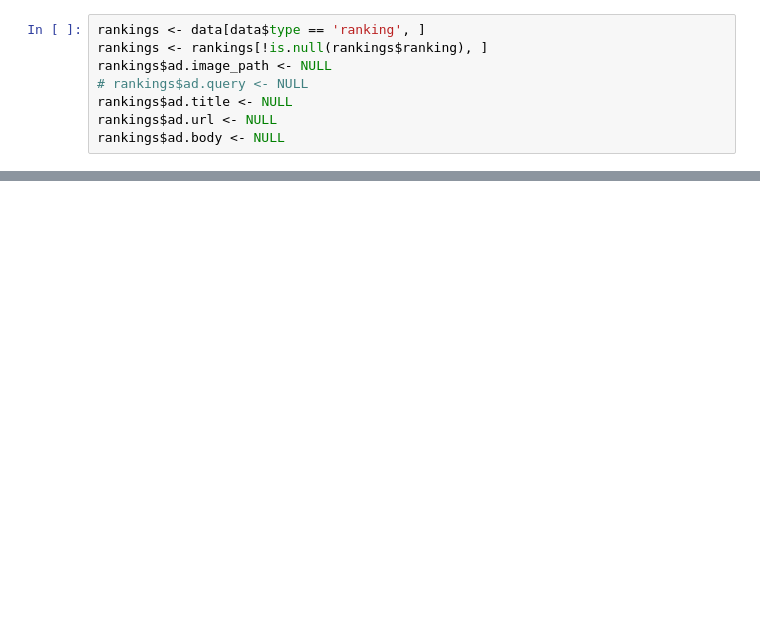
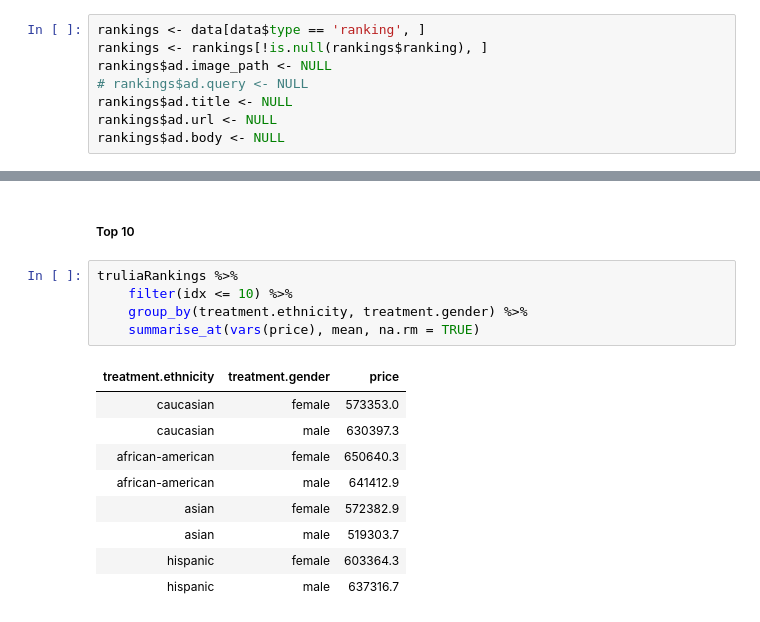
Before and after one commit to ekdnam/auditor, a Jupyter notebook: Ranking Analysis.ipynb, the cells around one changed output, grey strips where cells are left out. Drawn from its saved outputs; the diff is of its cells as text; blank space fills up the shorter version.

```diff
--- a/Ranking Analysis.ipynb
+++ b/Ranking Analysis.ipynb
@@ -170,0 +507,17 @@ unnestedRealtorRankings %>%
+# %% [markdown]
+##### Top 10
+# %%
+truliaRankings %>%
+    filter(idx <= 10) %>%
+    group_by(treatment.ethnicity, treatment.gender) %>%
+    summarise_at(vars(price), mean, na.rm = TRUE)
+# %% [output]
+| treatment.ethnicity | treatment.gender | price |
+| caucasian | female | 573353.0 |
+| caucasian | male | 630397.3 |
+| african-american | female | 650640.3 |
+| african-american | male | 641412.9 |
+| asian | female | 572382.9 |
+| asian | male | 519303.7 |
+| hispanic | female | 603364.3 |
+| hispanic | male | 637316.7 |
```
Also changed, not shown: parts of 128 cells of this notebook.
